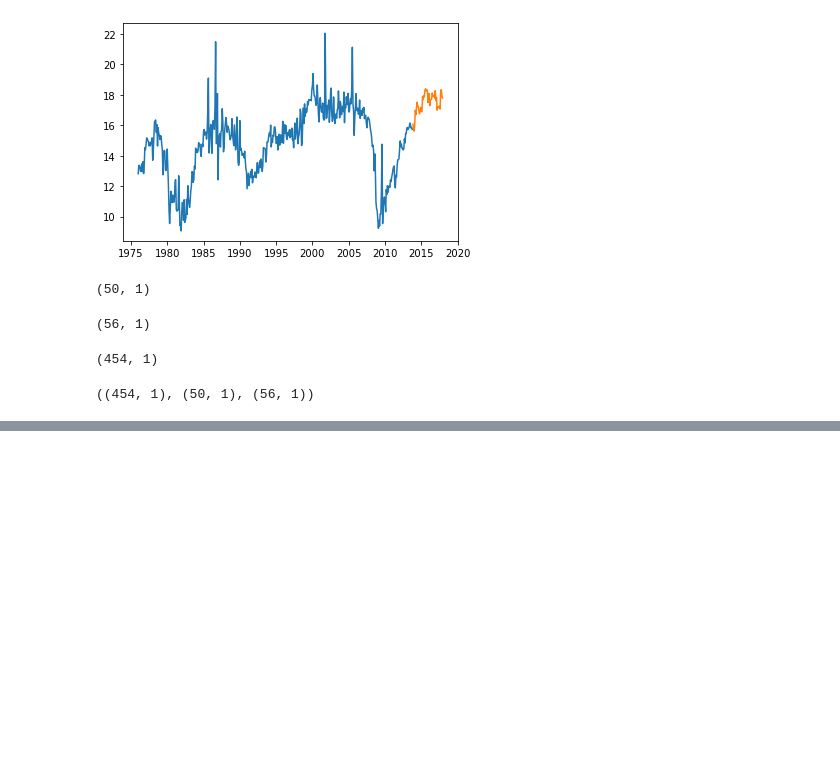
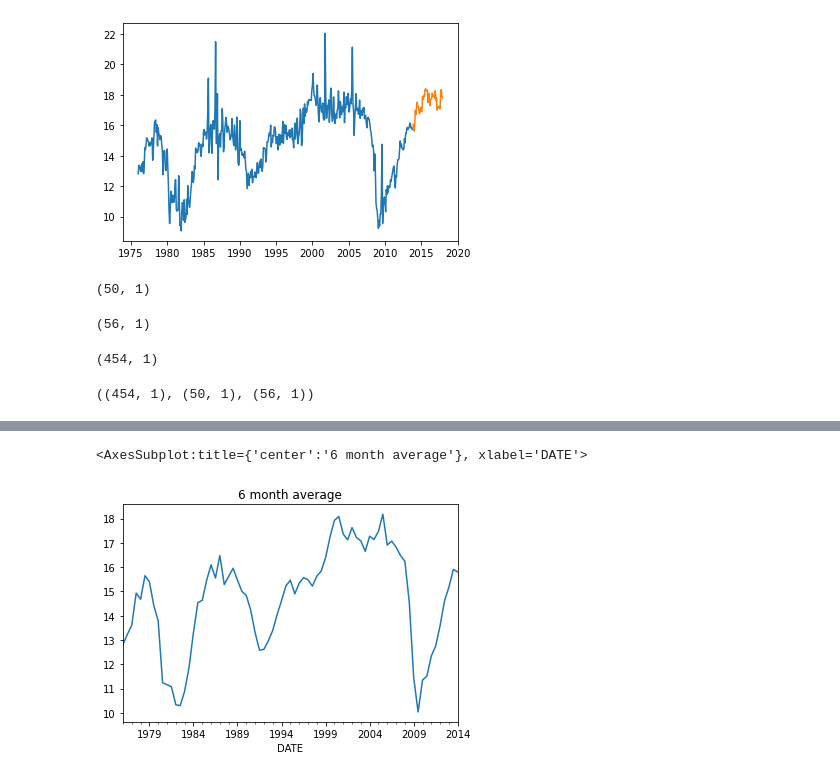
Before and after one commit to Dude-where-s-my-copper/EV_growth, a Jupyter notebook: jarads_workbook.ipynb, the cells around one changed output, grey strips where cells are left out. Saved outputs shown, nothing was run; the diff lists cells and outputs as text; code cells hidden in the pictures; blank space fills up the shorter version.

```diff
--- a/jarads_workbook.ipynb
+++ b/jarads_workbook.ipynb
@@ -190,0 +182,5 @@ train.shape, validate.shape, test.shape
+# %%
+y.resample('6M').mean().plot(title='6 month average')
+# %% [output]
+<AxesSubplot:title={'center':'6 month average'}, xlabel='DATE'>
+[figure, added]
```
Also changed, not shown: parts of 54 cells of this notebook.
